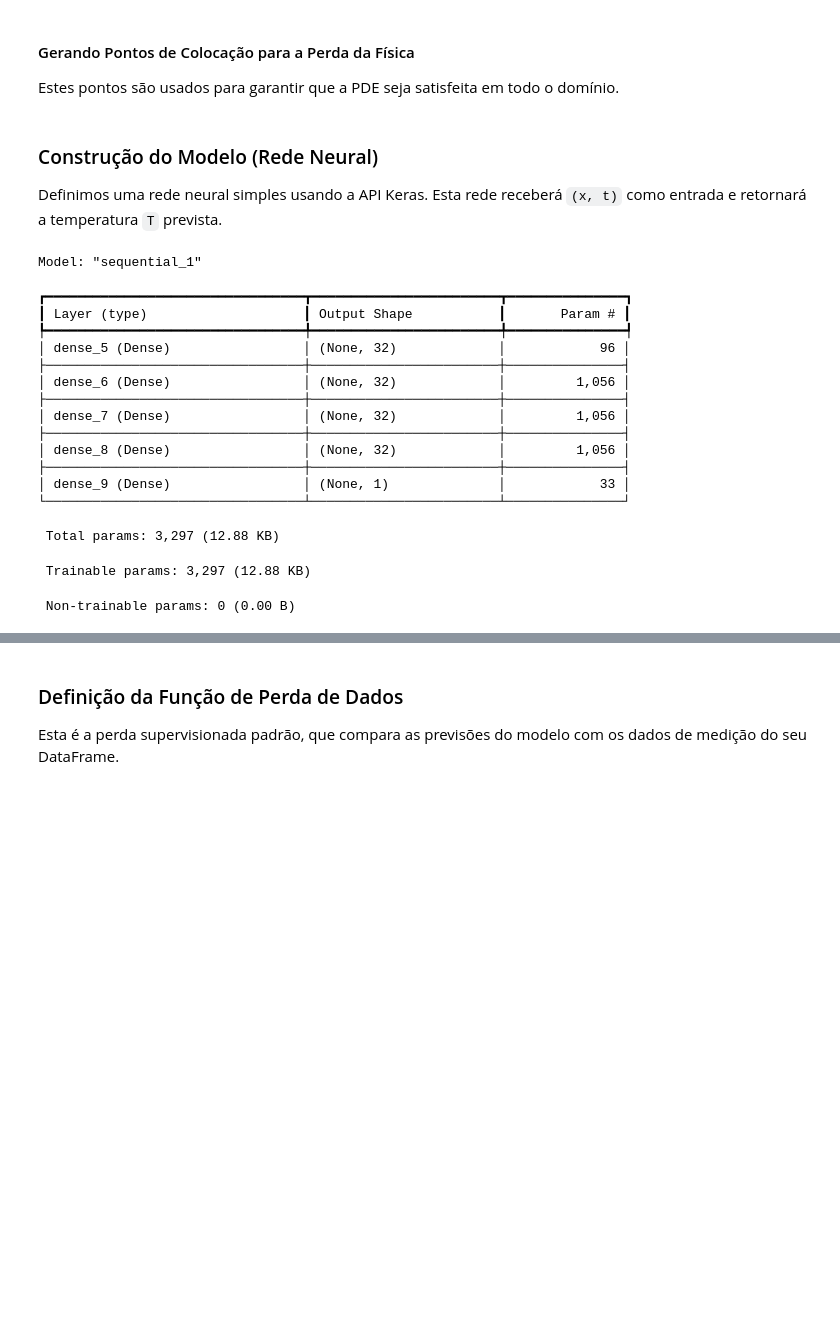
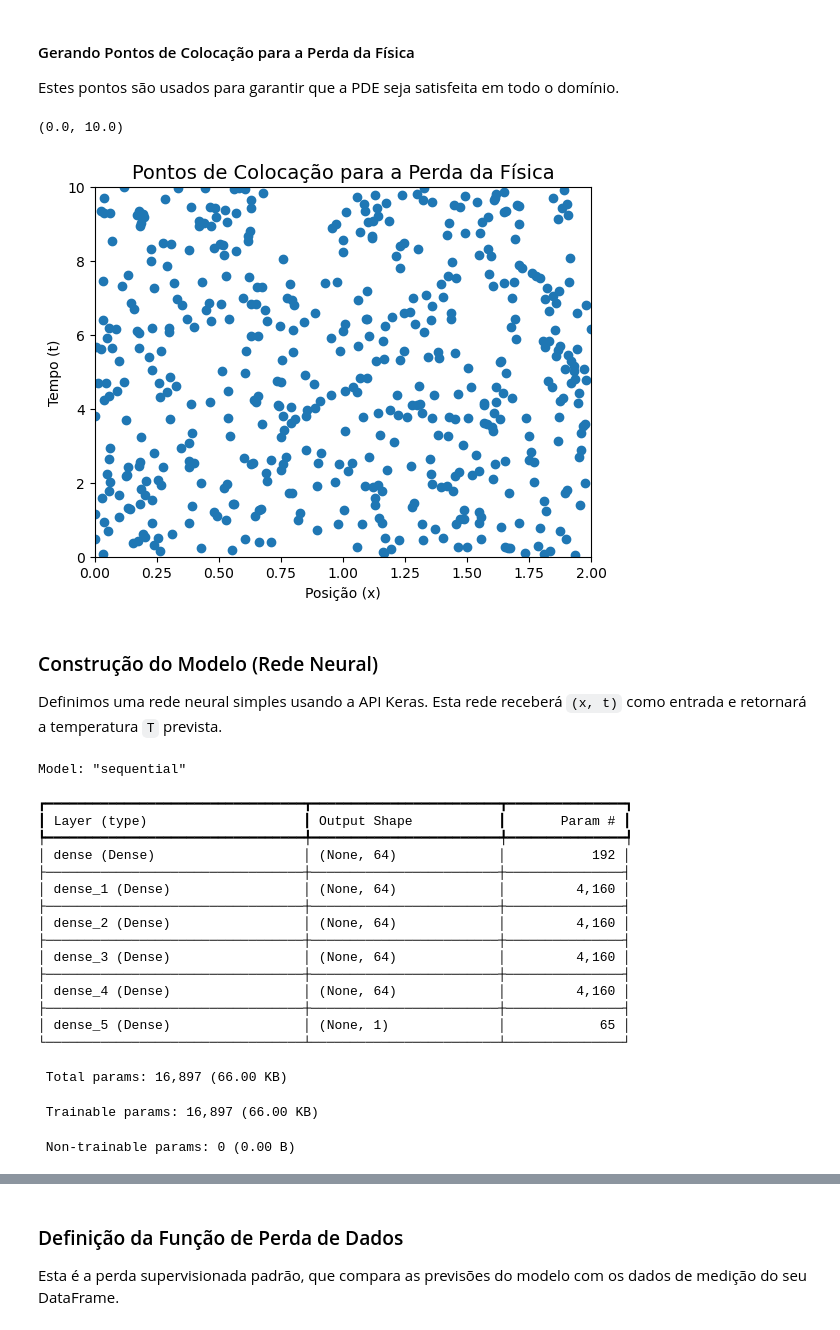
Before and after one commit to thiagoneye/master-sciml, a Jupyter notebook: 04-neural_solvers/notebooks/Problem1.ipynb, the cells around one changed output, grey strips where cells are left out. Cells and saved outputs as stored; diff of their text form; code cells hidden in the pictures; blank space fills up the shorter version.

```diff
--- a/04-neural_solvers/notebooks/Problem1.ipynb
+++ b/04-neural_solvers/notebooks/Problem1.ipynb
@@ -66,27 +78,50 @@ T_data = tf.convert_to_tensor(df["temperature"].values, dtype=tf.float32)[:, tf.
 
 Estes pontos são usados para garantir que a PDE seja satisfeita em todo o domínio.
 # %%
-N_collocation = 1000
+N_collocation = 500
 
 x_min, x_max = df["position"].min(), df["position"].max()
 t_min, t_max = df["time"].min(), df["time"].max()
+
+x_range = x_max - x_min
+t_range = t_max - t_min
 
 x_collocation = tf.convert_to_tensor(
     np.random.uniform(x_min, x_max, (N_collocation, 1)), dtype=tf.float32
 )
 t_collocation = tf.convert_to_tensor(
     np.random.uniform(t_min, t_max, (N_collocation, 1)), dtype=tf.float32
 )
 
-# Juntar os inputs para facilitar o manuseio no modelo
+# Normalização dos inputs, para estabilidade no treinamento
+x_data_norm = x_data / x_max
+t_data_norm = t_data / t_max
+x_collocation_norm = x_collocation / x_max
+t_collocation_norm = t_collocation / t_max
+
+# Concatenando os inputs para facilitar o manuseio no modelo
 X_data = tf.concat([x_data, t_data], axis=1)
-X_collocation = tf.concat([x_collocation, t_collocation], axis=1)
+X_collocation = tf.concat([x_collocation_norm, t_collocation_norm], axis=1)
+
+# Plot
+
+plt.figure()
+plt.scatter(x_collocation, t_collocation)
+plt.title("Pontos de Colocação para a Perda da Física", fontsize=14)
+plt.xlabel("Posição (x)", fontsize=10)
+plt.ylabel("Tempo (t)", fontsize=10)
+
+plt.xlim([x_min, x_max])
+plt.ylim([t_min, t_max])
+# %% [output]
+(0.0, 10.0)
+[figure, added]
 # %% [markdown]
 ### Construção do Modelo (Rede Neural)
 
 Definimos uma rede neural simples usando a API Keras. Esta rede receberá `(x, t)` como entrada e retornará a temperatura `T` prevista.
 # %%
-def create_pinn_model(num_hidden_layers=4, num_neurons_per_layer=32):
+def create_pinn_model(num_hidden_layers=5, num_neurons_per_layer=64):
     """Cria o modelo da rede neural."""
     model = tf.keras.Sequential()
 
@@ -112,22 +147,24 @@ def create_pinn_model(num_hidden_layers=4, num_neurons_per_layer=32):
 pinn_model = create_pinn_model()
 pinn_model.summary()
 # %% [output]
-Model: "sequential_1"
+Model: "sequential"
 ┏━━━━━━━━━━━━━━━━━━━━━━━━━━━━━━━━━┳━━━━━━━━━━━━━━━━━━━━━━━━┳━━━━━━━━━━━━━━━┓
 ┃ Layer (type)                    ┃ Output Shape           ┃       Param # ┃
 ┡━━━━━━━━━━━━━━━━━━━━━━━━━━━━━━━━━╇━━━━━━━━━━━━━━━━━━━━━━━━╇━━━━━━━━━━━━━━━┩
-│ dense_5 (Dense)                 │ (None, 32)             │            96 │
+│ dense (Dense)                   │ (None, 64)             │           192 │
 ├─────────────────────────────────┼────────────────────────┼───────────────┤
-│ dense_6 (Dense)                 │ (None, 32)             │         1,056 │
+│ dense_1 (Dense)                 │ (None, 64)             │         4,160 │
 ├─────────────────────────────────┼────────────────────────┼───────────────┤
-│ dense_7 (Dense)                 │ (None, 32)             │         1,056 │
+│ dense_2 (Dense)                 │ (None, 64)             │         4,160 │
 ├─────────────────────────────────┼────────────────────────┼───────────────┤
-│ dense_8 (Dense)                 │ (None, 32)             │         1,056 │
+│ dense_3 (Dense)                 │ (None, 64)             │         4,160 │
 ├─────────────────────────────────┼────────────────────────┼───────────────┤
-│ dense_9 (Dense)                 │ (None, 1)              │            33 │
+│ dense_4 (Dense)                 │ (None, 64)             │         4,160 │
+├─────────────────────────────────┼────────────────────────┼───────────────┤
+│ dense_5 (Dense)                 │ (None, 1)              │            65 │
 └─────────────────────────────────┴────────────────────────┴───────────────┘
- Total params: 3,297 (12.88 KB)
+ Total params: 16,897 (66.00 KB)
- Trainable params: 3,297 (12.88 KB)
+ Trainable params: 16,897 (66.00 KB)
  Non-trainable params: 0 (0.00 B)
 # %% [markdown]
 ### Definição da Função de Perda da Física
```
Also changed, not shown: parts of 7 cells of this notebook, 1 other file.
